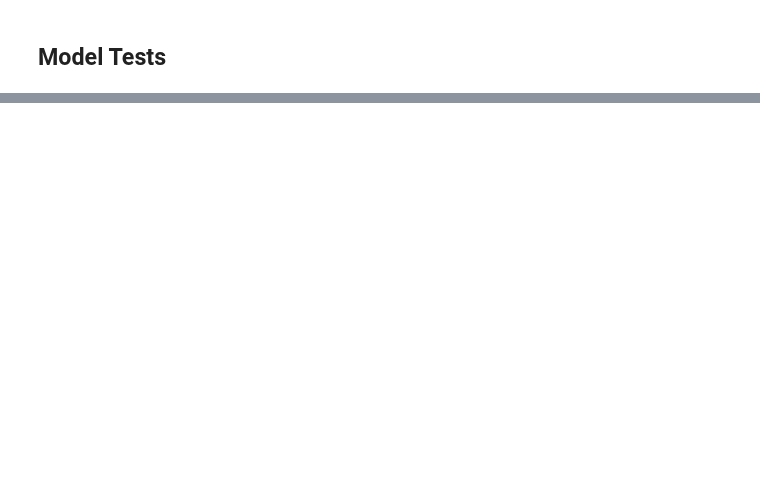
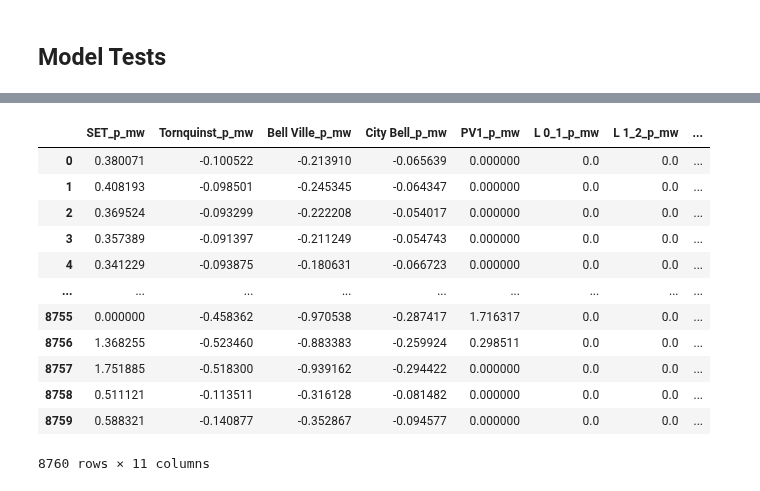
Before and after one commit to MGFO/MGFO, a Jupyter notebook: Modular_Model_Test.ipynb, the cells around one changed output, grey strips where cells are left out. Cells and saved outputs as stored; diff of their text form; code cells hidden in the pictures; blank space fills up the shorter version.

```diff
--- a/Modular_Model_Test.ipynb
+++ b/Modular_Model_Test.ipynb
@@ -222,0 +224,37 @@ model.pprint()
+# %%
+net = pp.create_empty_network()
+b0 = pp.create_bus(net, vn_kv=13.2)
+
+pp.create_ext_grid(net, bus=b0)
+
+#ramal 1
+b11 = pp.create_bus(net, vn_kv=13.2)
+b12 = pp.create_bus(net, vn_kv=13.2)
+
+pp.create_line(net, from_bus=b0, to_bus=b11, length_km=0.8, std_type="NAYY 4x50 SE")
+pp.create_line(net, from_bus=b11, to_bus=b12, length_km=2.1, std_type="NAYY 4x50 SE")
+
+pp.create_sgen(net, b11, p_mw=0.075, q_mvar=0.025, max_p_mw=0.15, max_q_mvar=0.15)
+pp.create_load(net, bus=b12, p_mw=0.350)
+
+
+#ramal 2
+b21 = pp.create_bus(net, vn_kv=13.2)
+pp.create_line(net, from_bus=b0, to_bus=b21, length_km=5.0, std_type="NAYY 4x50 SE")
+pp.create_sgen(net, b21, p_mw=0.15, q_mvar=0.00, max_p_mw=0.40, max_q_mvar=0.10)
+pp.create_storage(net, bus=b21, p_mw=0.25, q_mvar=0.1, max_e_mwh = 3.0)
+
+#ramal 3
+b31 = pp.create_bus(net, vn_kv=13.2)
+b32 = pp.create_bus(net, vn_kv=13.2)
+pp.create_line(net, from_bus=b0, to_bus=b31, length_km=0.5, std_type="NAYY 4x50 SE")
+pp.create_line(net, from_bus=b31, to_bus=b32, length_km=1.5, std_type="NAYY 4x50 SE")
+pp.create_sgen(net, b31, p_mw=0.08, q_mvar=0.00, max_p_mw=0.30, max_q_mvar=0.10)
+pp.create_load(net, bus=b32, p_mw=0.85, q_mvar=0.33)
+
+
+#ramal 4
+b41 = pp.create_bus(net, vn_kv=13.2)
+pp.create_line(net, from_bus=b0, to_bus=b41, length_km=0.5, std_type="NAYY 4x50 SE")
+pp.create_load(net, bus=b41, p_mw=0.22, q_mvar=0.05)
+pp.create_storage(net, bus=b41, p_mw=0.5, q_mvar=0.1, max_e_mwh = 5.0)
@@ -222,0 +454,16 @@ model.pprint()
+# %%
+Resultados
+# %% [output]
+|  | SET_p_mw | Tornquinst_p_mw | Bell Ville_p_mw | City Bell_p_mw | PV1_p_mw | L 0_1_p_mw | L 1_2_p_mw | ... |
+| 0 | 0.380071 | -0.100522 | -0.213910 | -0.065639 | 0.000000 | 0.0 | 0.0 | ... |
+| 1 | 0.408193 | -0.098501 | -0.245345 | -0.064347 | 0.000000 | 0.0 | 0.0 | ... |
+| 2 | 0.369524 | -0.093299 | -0.222208 | -0.054017 | 0.000000 | 0.0 | 0.0 | ... |
+| 3 | 0.357389 | -0.091397 | -0.211249 | -0.054743 | 0.000000 | 0.0 | 0.0 | ... |
+| 4 | 0.341229 | -0.093875 | -0.180631 | -0.066723 | 0.000000 | 0.0 | 0.0 | ... |
+| ... | ... | ... | ... | ... | ... | ... | ... | ... |
+| 8755 | 0.000000 | -0.458362 | -0.970538 | -0.287417 | 1.716317 | 0.0 | 0.0 | ... |
+| 8756 | 1.368255 | -0.523460 | -0.883383 | -0.259924 | 0.298511 | 0.0 | 0.0 | ... |
+| 8757 | 1.751885 | -0.518300 | -0.939162 | -0.294422 | 0.000000 | 0.0 | 0.0 | ... |
+| 8758 | 0.511121 | -0.113511 | -0.316128 | -0.081482 | 0.000000 | 0.0 | 0.0 | ... |
+| 8759 | 0.588321 | -0.140877 | -0.352867 | -0.094577 | 0.000000 | 0.0 | 0.0 | ... |
+8760 rows × 11 columns
```
Also changed, not shown: parts of 37 cells of this notebook, 6 other files.
